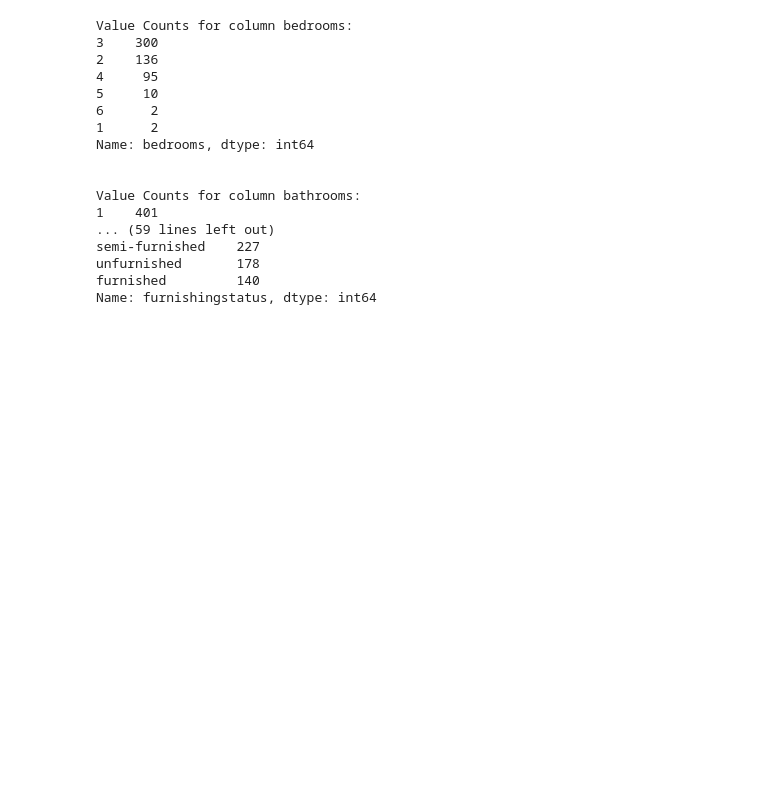
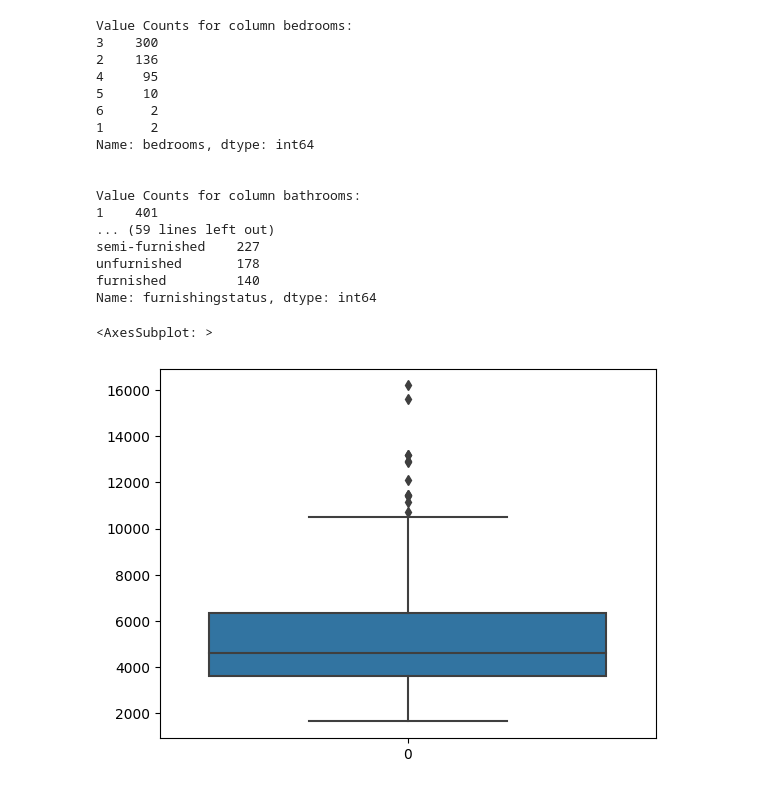
Before and after one commit to nadeap/Fullstack-DS, a Jupyter notebook: SerkomDS/Housepredict.ipynb, the cells around one changed output. Saved outputs shown, nothing was run; the diff lists cells and outputs as text; code cells hidden in the pictures; blank space fills up the shorter version.

```diff
--- a/SerkomDS/Housepredict.ipynb
+++ b/SerkomDS/Housepredict.ipynb
@@ -141,3 +145,8 @@ semi-furnished    227
 unfurnished       178
 furnished         140
 Name: furnishingstatus, dtype: int64
+# %%
+sns.boxplot(data=data['area'])
+# %% [output]
+<AxesSubplot: >
+[figure, added]
```
Also changed, not shown: parts of 29 cells of this notebook.
